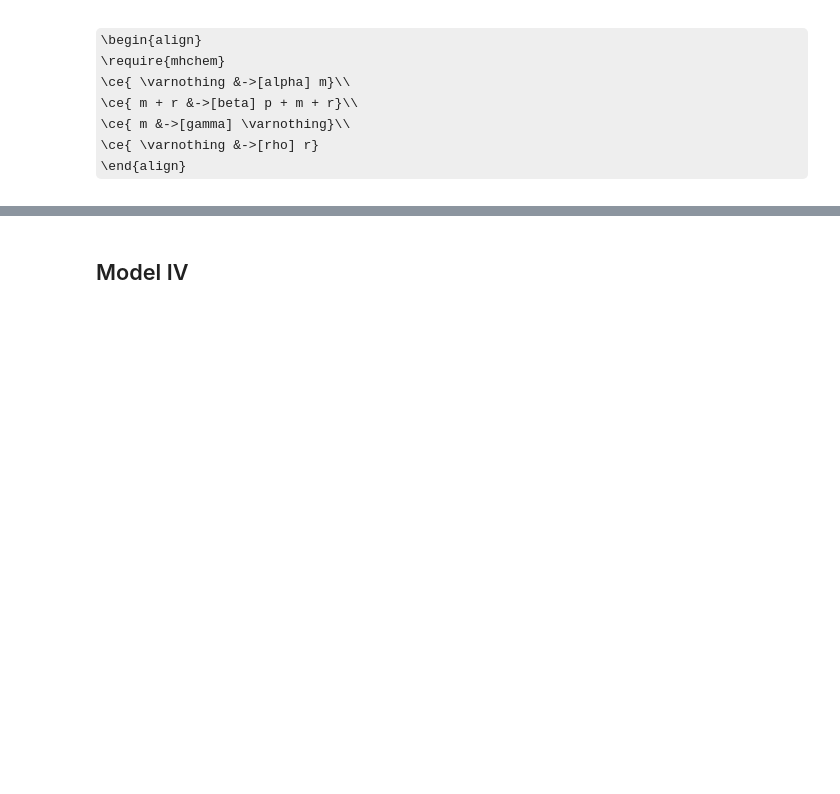
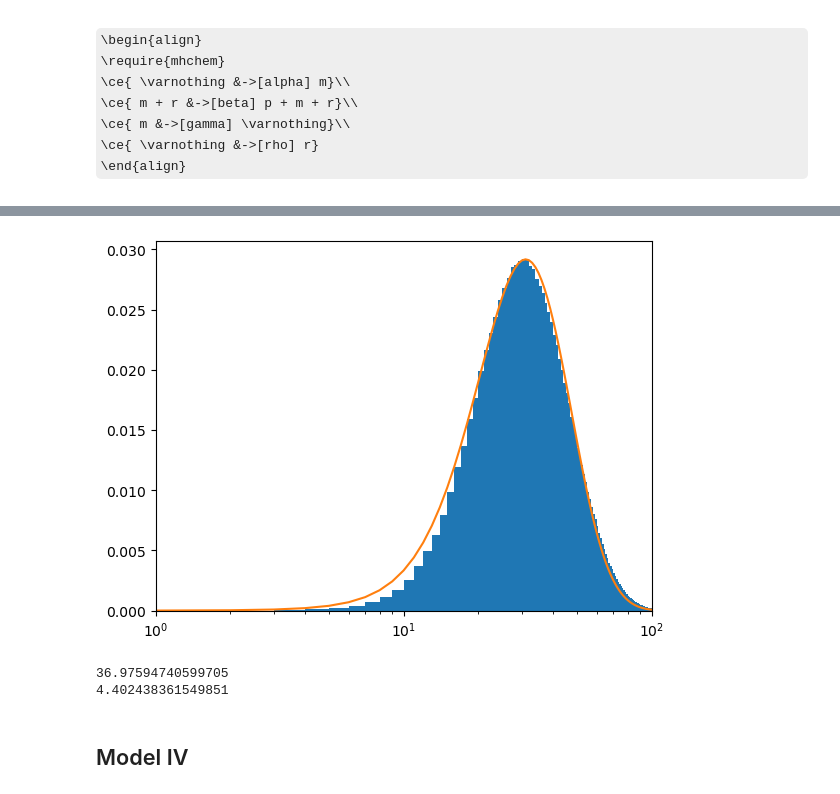
Before and after one commit to louish10/translation-kinetics, a Jupyter notebook: src/notebooks/Distributions.ipynb, the cells around one changed output, grey strips where cells are left out. Saved outputs shown, nothing was run; the diff lists cells and outputs as text; code cells hidden in the pictures; some formulas as TeX source; blank space fills up the shorter version.

```diff
--- a/src/notebooks/Distributions.ipynb
+++ b/src/notebooks/Distributions.ipynb
@@ -189,16 +236,16 @@ alph = 1.0
 gamma = 0.2
 rho = 0.2
 T=27.5
-beta = beta_3_exact(0.2, gamma, rho, T)
+beta = 0.99*beta_3_exact(0.2, gamma, rho, T)
 
 
-sol = simulate_cycle(mwr, [alph, beta, gamma, rho], 0.0, 500000.0, T,
+sol = simulate_cycle(mwr, [alph, beta, gamma, rho], 0.0, 5000000.0, T,
         [
             round(ModelWithRibosomes.mrna(alph, gamma, T, 0)),
             round(ModelWithRibosomes.r(rho, T, 0)),
             round(ModelWithRibosomes.p(alph, beta, gamma, rho, T, 0)),
         ],
-        2.5
+        2.4
     )
 # %% [output]
 retcode: Default
@@ -248,13 +295,29 @@ p
 # %%
 x = LinRange(1,125, 125)
 y = negative_binomial(
     x,
     ModelWithRibosomes.p_time_av(alph, beta, gamma, rho, T),
     sqrt(ModelWithRibosomes.p_var_time_av(alph, beta, gamma, rho, T))
 )
-histogram(p, normed=true, linecolor=:match, xlim=[0,250])
-plot!(x, y)
+#histogram(p, normed=true, linecolor=:match, xlim=[0,250])
+#plot!(x, y)
+min = Int(minimum(p))
+max = Int(maximum(p))
+bins = Array(min:1:max)
+
+hist(p, density=true, bins=bins)
+plot(x, y)
+plt.xscale("log")
+xlim([1,100])
 savefig("../../data/distributions/model_III.svg")
+# %% [output]
+[figure, added]
+# %%
+println(mean(p))
+println(mean(m))
+# %% [output]
+36.97594740599705
+4.402438361549851
 # %% [markdown]
 ## Model IV
 # %%
```
Also changed, not shown: parts of 26 cells of this notebook, 15 other files.
